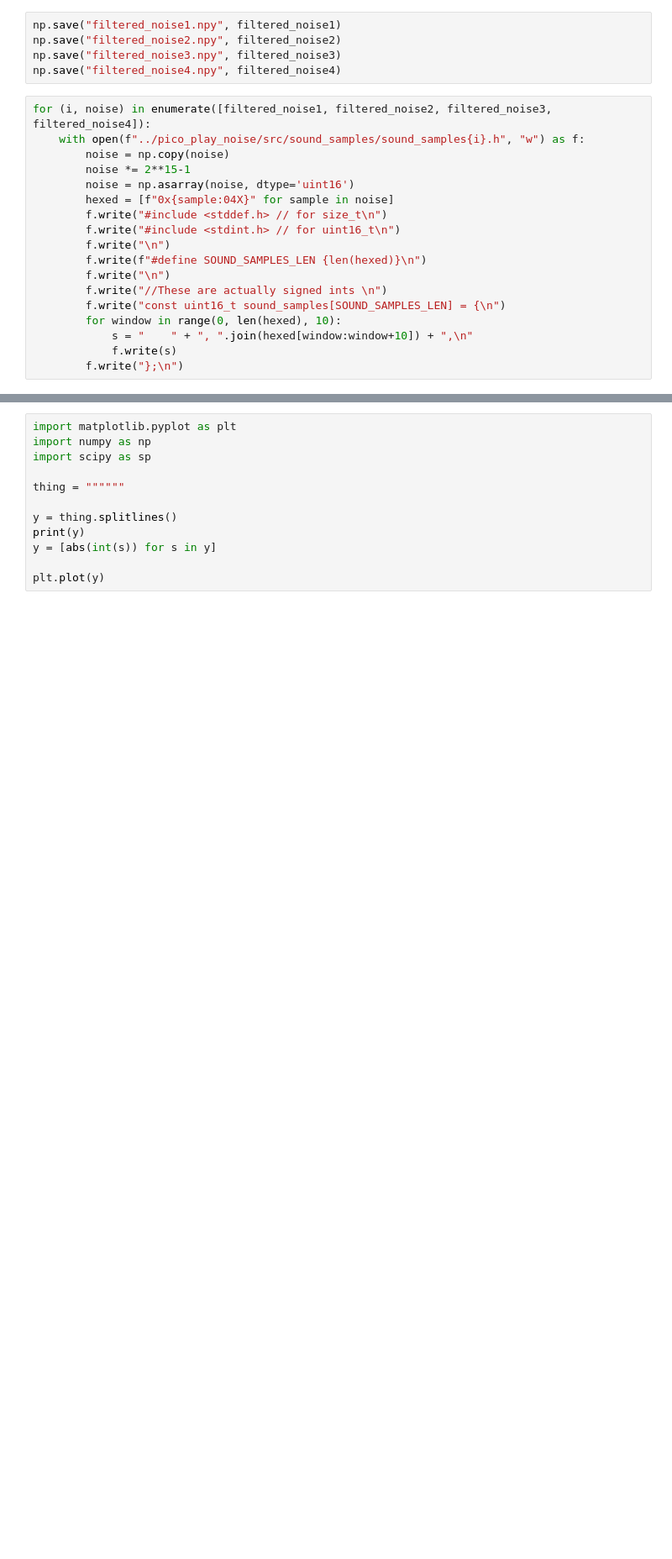
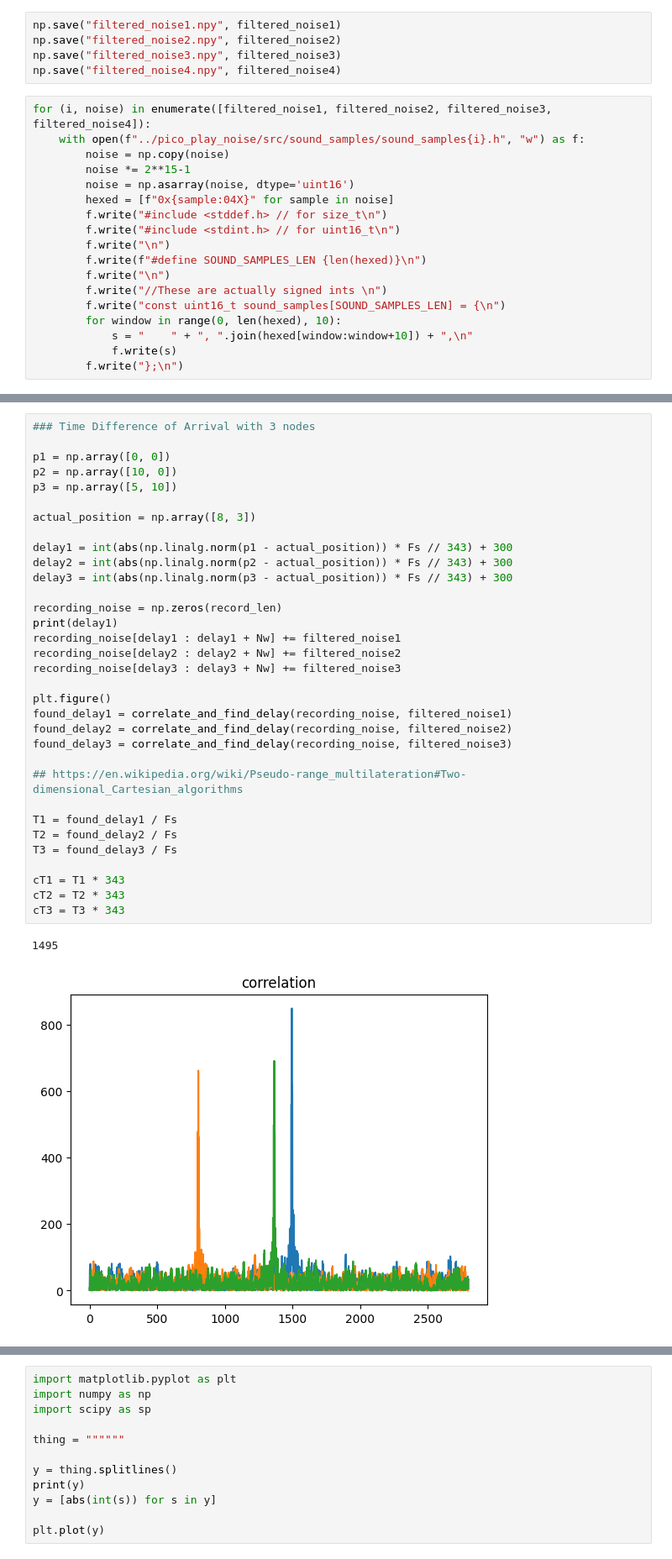
Before and after one commit to autocart-capstone/autocart, a Jupyter notebook: SourceCodes/sound_localization/misc/playground.ipynb, the cells around one changed output, grey strips where cells are left out. Shown: that part at 84% size. Drawn from its saved outputs; the diff is of its cells as text; blank space fills up the shorter version.

```diff
--- a/SourceCodes/sound_localization/misc/playground.ipynb
+++ b/SourceCodes/sound_localization/misc/playground.ipynb
@@ -233,0 +297,36 @@ print(ind1, ind2, ind3, ind4)
+# %%
+### Time Difference of Arrival with 3 nodes
+
+p1 = np.array([0, 0])
+p2 = np.array([10, 0])
+p3 = np.array([5, 10])
+
+actual_position = np.array([8, 3])
+
+delay1 = int(abs(np.linalg.norm(p1 - actual_position)) * Fs // 343) + 300
+delay2 = int(abs(np.linalg.norm(p2 - actual_position)) * Fs // 343) + 300
+delay3 = int(abs(np.linalg.norm(p3 - actual_position)) * Fs // 343) + 300
+
+recording_noise = np.zeros(record_len)
+print(delay1)
+recording_noise[delay1 : delay1 + Nw] += filtered_noise1
+recording_noise[delay2 : delay2 + Nw] += filtered_noise2
+recording_noise[delay3 : delay3 + Nw] += filtered_noise3
+
+plt.figure()
+found_delay1 = correlate_and_find_delay(recording_noise, filtered_noise1)
+found_delay2 = correlate_and_find_delay(recording_noise, filtered_noise2)
+found_delay3 = correlate_and_find_delay(recording_noise, filtered_noise3)
+
+## https://en.wikipedia.org/wiki/Pseudo-range_multilateration#Two-dimensional_Cartesian_algorithms
+
+T1 = found_delay1 / Fs
+T2 = found_delay2 / Fs
+T3 = found_delay3 / Fs
+
+cT1 = T1 * 343
+cT2 = T2 * 343
+cT3 = T3 * 343
+# %% [output]
+1495
+[figure, added]
```
Also changed, not shown: parts of 7 cells of this notebook, 5 other files.
